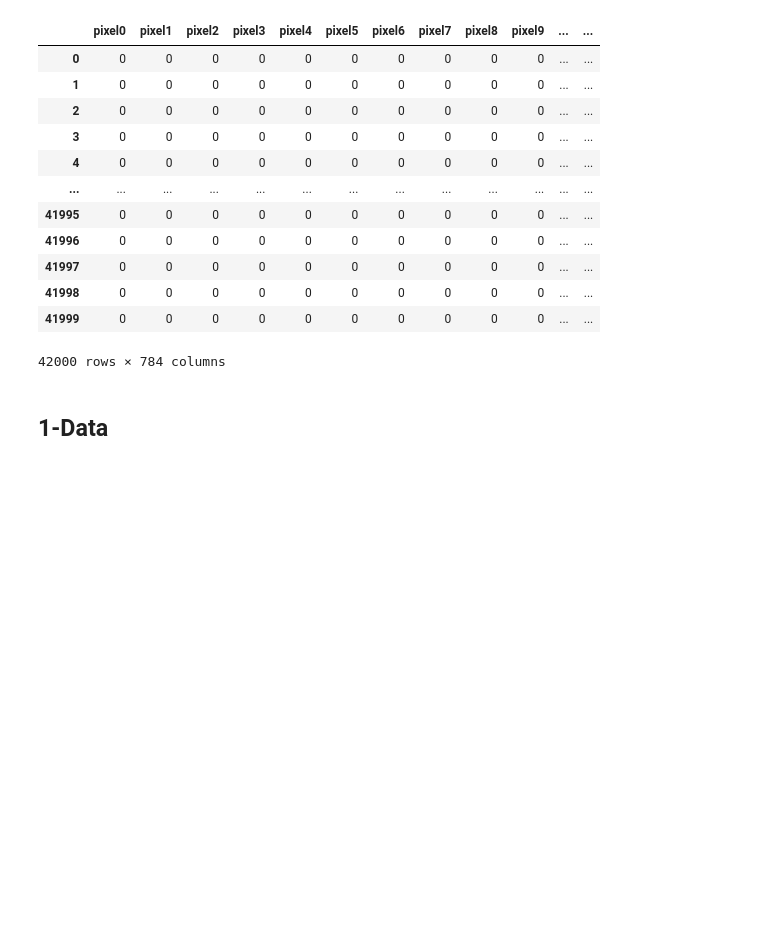
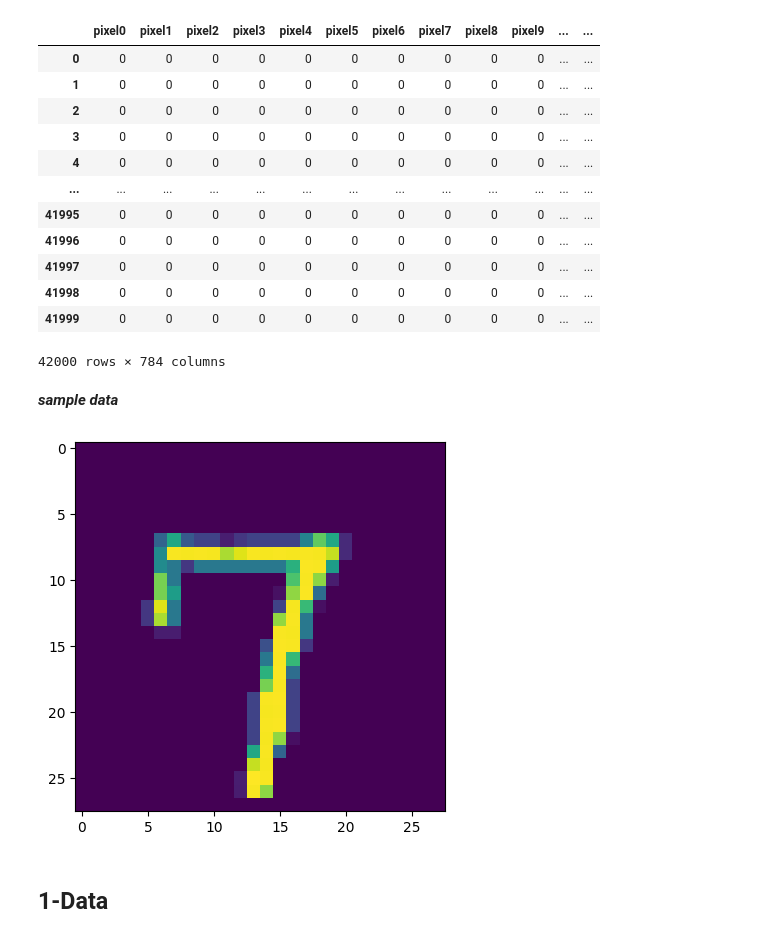
Before and after one commit to anouarcrafting/kaggle_projects, a Jupyter notebook: digit-recognizer-using-nn.ipynb, the cells around one changed output. Saved outputs shown, nothing was run; the diff lists cells and outputs as text; code cells hidden in the pictures; blank space fills up the shorter version.

```diff
--- a/digit-recognizer-using-nn.ipynb
+++ b/digit-recognizer-using-nn.ipynb
@@ -44,3 +43,13 @@ trainset.drop('label',axis=1)
+# %% [markdown]
+__*sample data*__
+# %%
+sample=np.array(trainset.drop('label',axis=1).iloc[6])
+sample=sample.reshape((28,-1))
+# %%
+plt.imshow(sample)
+plt.show()
+# %% [output]
+[figure, added]
 # %% [markdown]
 ## 1-Data
 # %%
```
Also changed, not shown: parts of 17 cells of this notebook.
